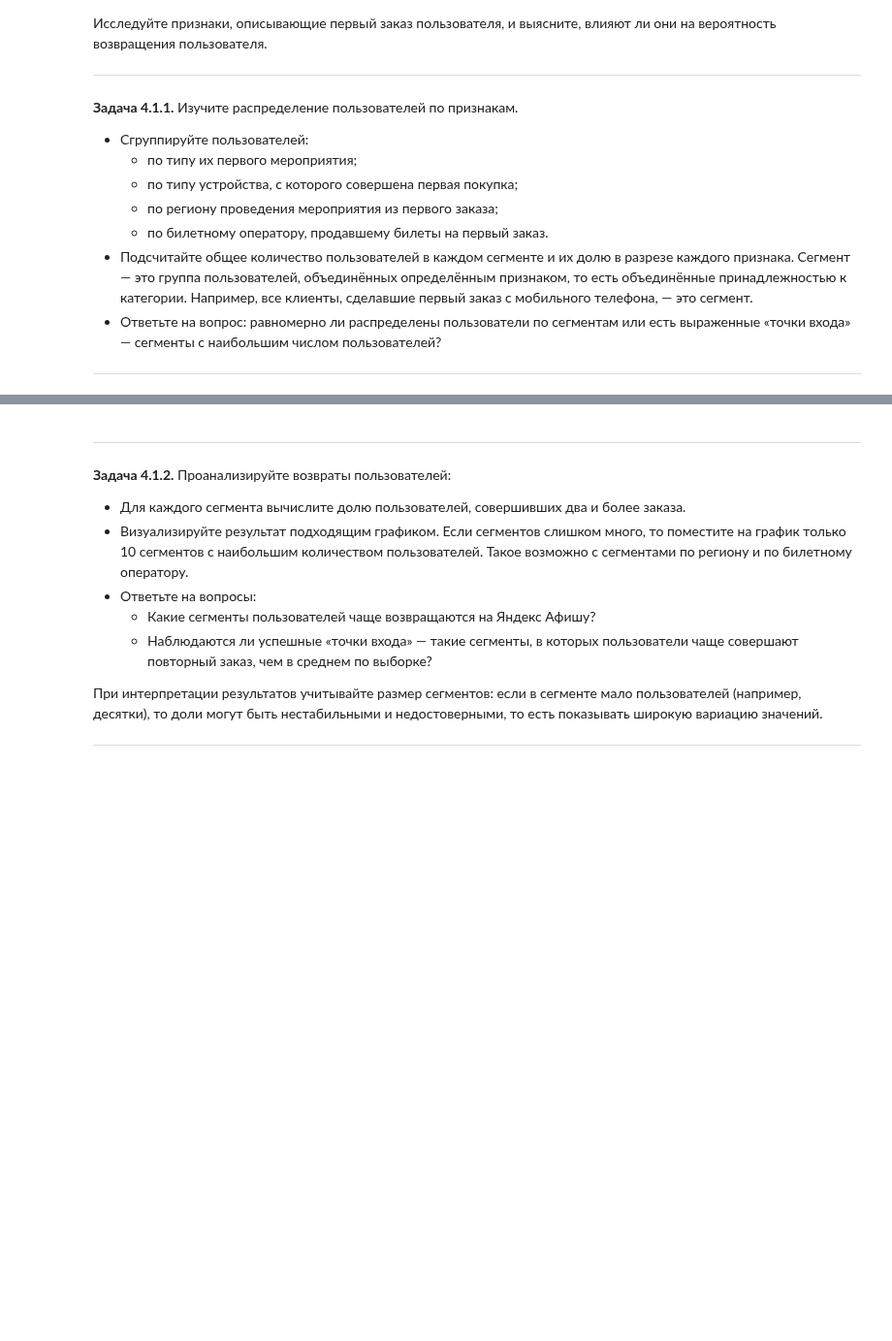
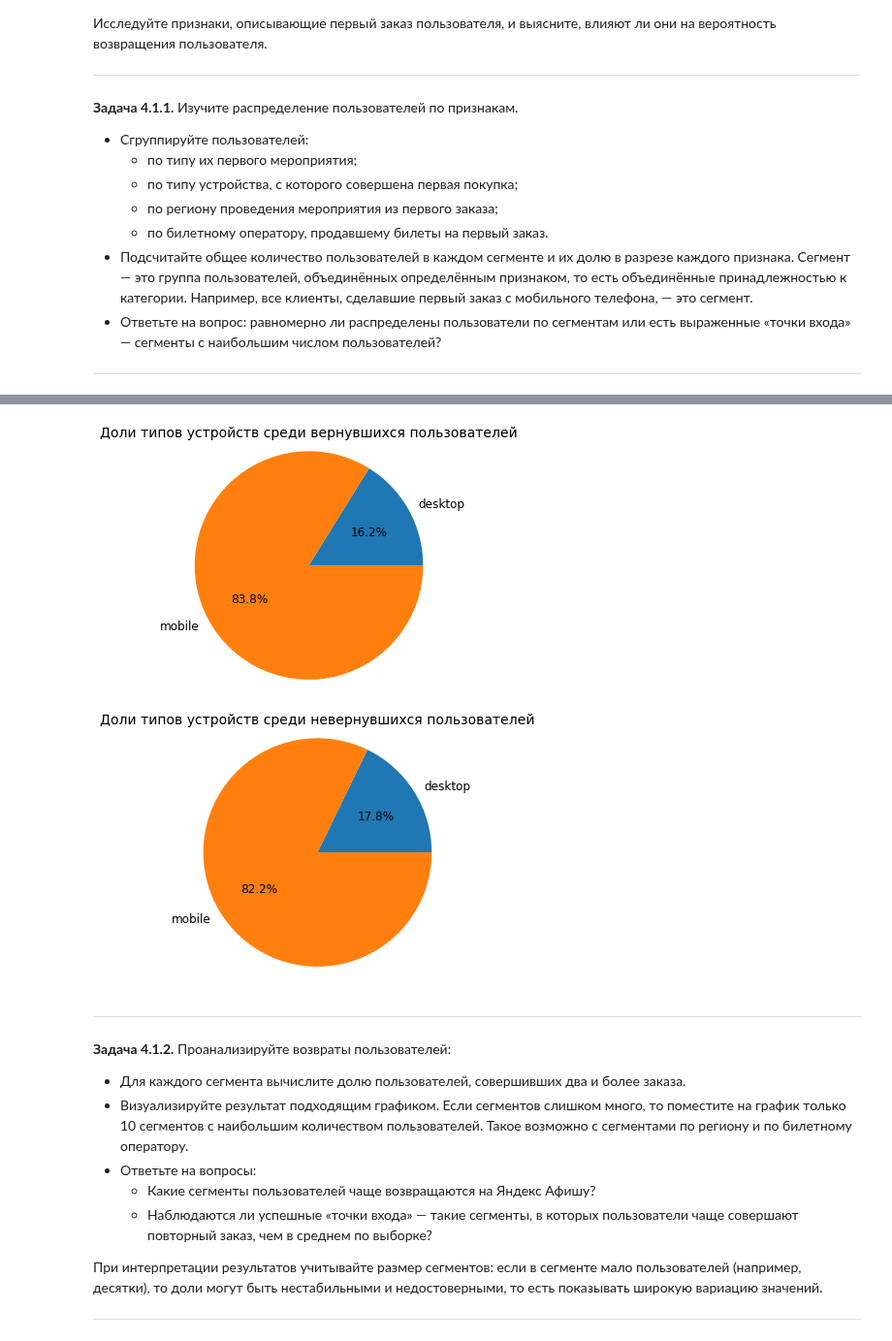
Before and after one commit to blbl-blbl/yandex_practicum_Data_Science_Course, a Jupyter notebook: Module_2_Python_Preprocessing/Final_project_of_2_module.ipynb, the cells around one changed output, grey strips where cells are left out. Shown at 97% size. Saved outputs shown, nothing was run; the diff lists cells and outputs as text; code cells hidden in the pictures; blank space fills up the shorter version.

```diff
--- a/Module_2_Python_Preprocessing/Final_project_of_2_module.ipynb
+++ b/Module_2_Python_Preprocessing/Final_project_of_2_module.ipynb
@@ -594,3 +618,27 @@ print(f"Среднее количество дней между покупкам
+# %%
+device_df = user_df.groupby(['is_return', 'device_type_canonical']).agg(
+    device_count=('user_id', 'count')
+).reset_index()
+device_df
+
+titles = ['вернувшихся', 'невернувшихся']
+for i in device_df['is_return'].unique():
+    graph_df = device_df[device_df['is_return']==i]
+
+    fig, ax = plt.subplots()
+    ax.pie(graph_df['device_count'],
+           labels=graph_df['device_type_canonical'],
+           radius=1.2,
+           autopct='%.1f%%',
+           textprops=dict(color='black', fontsize=12))
+
+    ax.set_title(f'Доли типов устройств среди {titles[i]} пользователей',
+                fontsize=14, pad=10)
+    plt.tight_layout()
+    plt.show()
+# %% [output]
+[figure, added]
+[figure, added]
 # %% [markdown]
 ---
 
```
Also changed, not shown: parts of 12 cells of this notebook.
